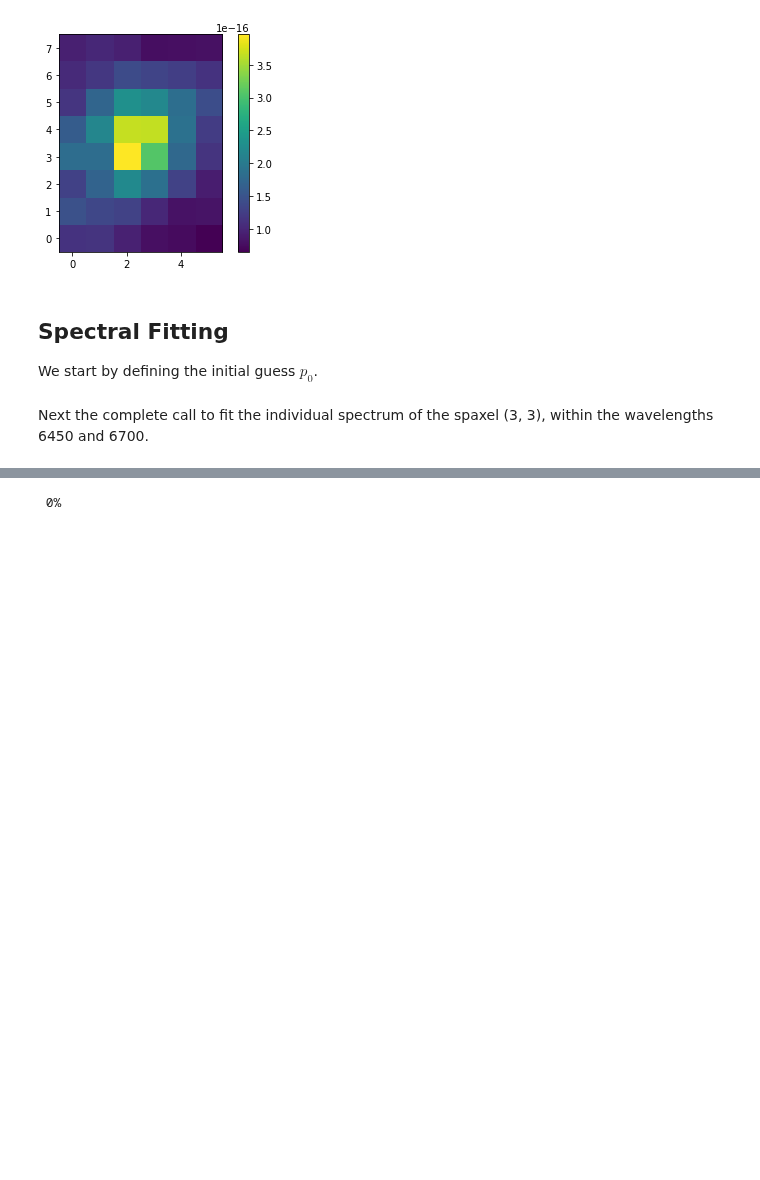
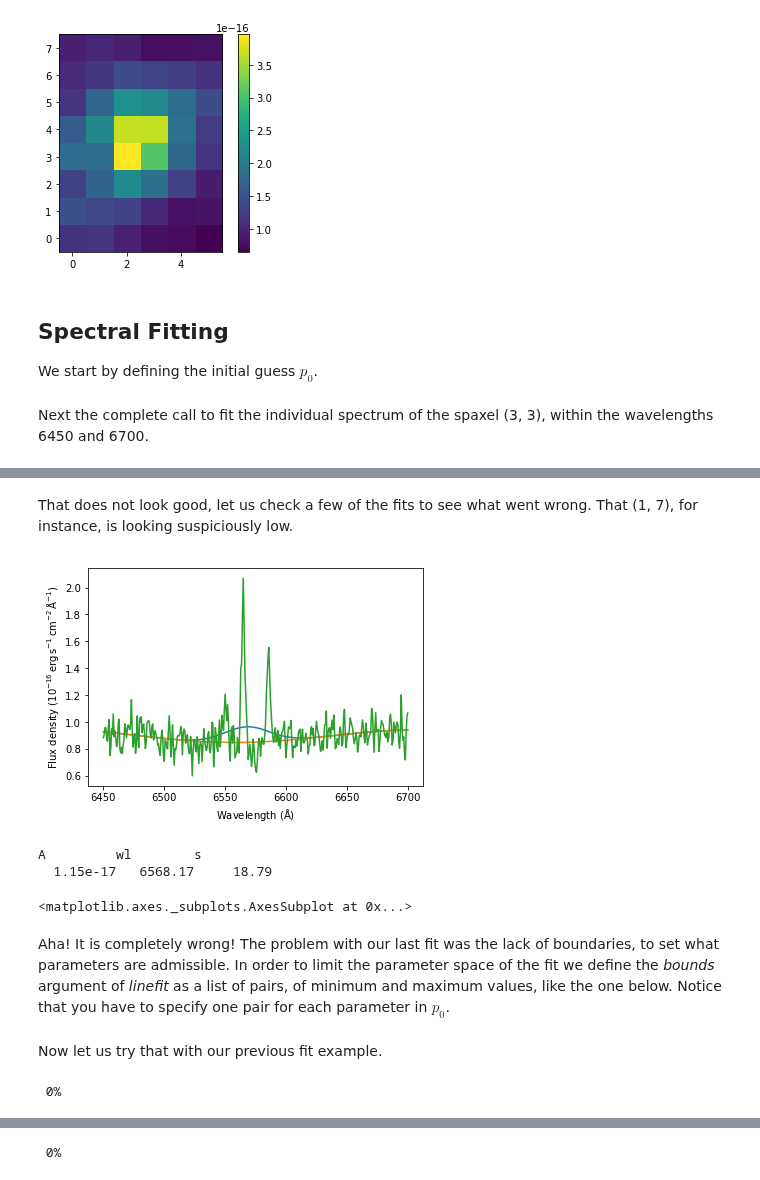
Before and after one commit to danielrd6/ifscube, a Jupyter notebook: ifscube/examples/cube_examples.ipynb, the cells around one changed output, grey strips where cells are left out. Drawn from its saved outputs; the diff is of its cells as text; code cells hidden in the pictures; blank space fills up the shorter version.

```diff
--- a/ifscube/examples/cube_examples.ipynb
+++ b/ifscube/examples/cube_examples.ipynb
@@ -52,0 +91,11 @@ Next the complete call to fit the individual spectrum of the spaxel (3, 3), with
+# %% [markdown]
+That does not look good, let us check a few of the fits to see what went wrong. That (1, 7), for instance, is looking suspiciously low.
+# %%
+mycube.plotfit(1, 7)
+# %% [output]
+[figure, added]
+A         wl        s
+  1.15e-17   6568.17     18.79
+<matplotlib.axes._subplots.AxesSubplot at 0x...>
+# %% [markdown]
+Aha! It is completely wrong! The problem with our last fit was the lack of boundaries, to set what parameters are admissible. In order to limit the parameter space of the fit we define the *bounds* argument of *linefit* as a list of pairs, of minimum and maximum values, like the one below. Notice that you have to specify one pair for each parameter in $p_0$.
@@ -52,0 +108,8 @@ Next the complete call to fit the individual spectrum of the spaxel (3, 3), with
+# %% [markdown]
+Now let us try that with our previous fit example.
+# %%
+myfit = mycube.linefit(
+    p0, function='gaussian', fitting_window=(6450, 6700), refit=True,
+    spiral_loop=True, spiral_center=(2, 4), bounds=b)
+# %% [output]
+ 0%
```
Also changed, not shown: parts of 17 cells of this notebook.
